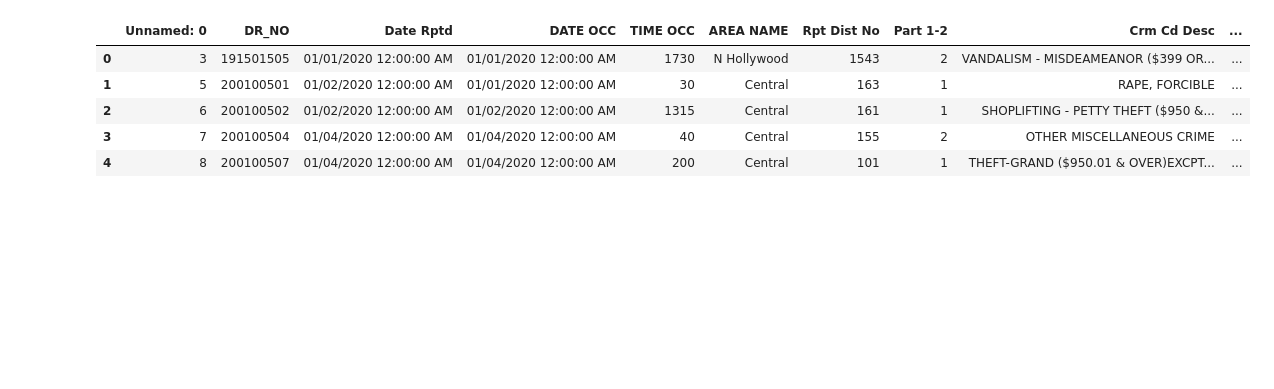
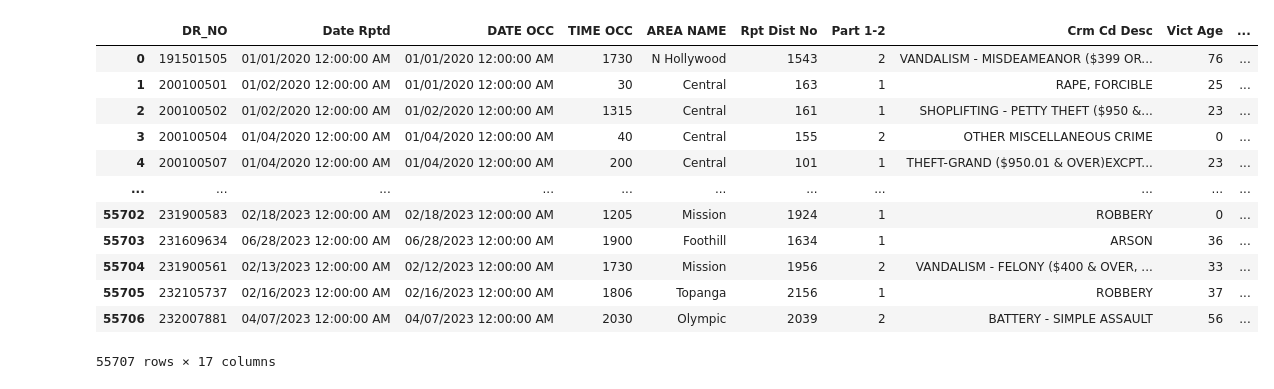
Before and after one commit to AAlimurung/APPLIED-AI-Datasets, a Jupyter notebook: main.ipynb, the cells around one changed output. Cells and saved outputs as stored; diff of their text form; code cells hidden in the pictures; blank space fills up the shorter version.

```diff
--- a/main.ipynb
+++ b/main.ipynb
@@ -6,12 +6,24 @@ import matplotlib.pyplot as plt
 import seaborn as sns
 # %%
 dataset = pd.read_csv("Dataset/CrimeData.csv")
+dataset #checking if it is loaded correctly
+# %% [output]
+|  | DR_NO | Date Rptd | DATE OCC | TIME OCC | AREA NAME | Rpt Dist No | Part 1-2 | Crm Cd Desc | Vict Age | ... |
+| 0 | 191501505 | 01/01/2020 12:00:00 AM | 01/01/2020 12:00:00 AM | 1730 | N Hollywood | 1543 | 2 | VANDALISM - MISDEAMEANOR ($399 OR... | 76 | ... |
+| 1 | 200100501 | 01/02/2020 12:00:00 AM | 01/01/2020 12:00:00 AM | 30 | Central | 163 | 1 | RAPE, FORCIBLE | 25 | ... |
+| 2 | 200100502 | 01/02/2020 12:00:00 AM | 01/02/2020 12:00:00 AM | 1315 | Central | 161 | 1 | SHOPLIFTING - PETTY THEFT ($950 &... | 23 | ... |
+| 3 | 200100504 | 01/04/2020 12:00:00 AM | 01/04/2020 12:00:00 AM | 40 | Central | 155 | 2 | OTHER MISCELLANEOUS CRIME | 0 | ... |
+| 4 | 200100507 | 01/04/2020 12:00:00 AM | 01/04/2020 12:00:00 AM | 200 | Central | 101 | 1 | THEFT-GRAND ($950.01 & OVER)EXCPT... | 23 | ... |
+| ... | ... | ... | ... | ... | ... | ... | ... | ... | ... | ... |
+| 55702 | 231900583 | 02/18/2023 12:00:00 AM | 02/18/2023 12:00:00 AM | 1205 | Mission | 1924 | 1 | ROBBERY | 0 | ... |
+| 55703 | 231609634 | 06/28/2023 12:00:00 AM | 06/28/2023 12:00:00 AM | 1900 | Foothill | 1634 | 1 | ARSON | 36 | ... |
+| 55704 | 231900561 | 02/13/2023 12:00:00 AM | 02/12/2023 12:00:00 AM | 1730 | Mission | 1956 | 2 | VANDALISM - FELONY ($400 & OVER, ... | 33 | ... |
+| 55705 | 232105737 | 02/16/2023 12:00:00 AM | 02/16/2023 12:00:00 AM | 1806 | Topanga | 2156 | 1 | ROBBERY | 37 | ... |
+| 55706 | 232007881 | 04/07/2023 12:00:00 AM | 04/07/2023 12:00:00 AM | 2030 | Olympic | 2039 | 2 | BATTERY - SIMPLE ASSAULT | 56 | ... |
+55707 rows × 17 columns
 # %%
-dataset.head() #checking if it is loaded correctly
+#Preparation for monthly counts crime rate
+dataset["Date Rptd"] = pd.to_datetime(dataset["Date Rptd"], format="%m/%d/%Y %I:%M:%S %p")
+dataset["DATE OCC"] = pd.to_datetime(dataset["DATE OCC"], format="%m/%d/%Y %I:%M:%S %p")
+monthly_counts_date_rptd = dataset.resample('ME', on="Date Rptd").size().reset_index(name='counts')
+monthly_counts_date_occ = dataset.resample('ME', on="DATE OCC").size().reset_index(name='counts')
-# %% [output]
-|  | Unnamed: 0 | DR_NO | Date Rptd | DATE OCC | TIME OCC | AREA NAME | Rpt Dist No | Part 1-2 | Crm Cd Desc | ... |
-| 0 | 3 | 191501505 | 01/01/2020 12:00:00 AM | 01/01/2020 12:00:00 AM | 1730 | N Hollywood | 1543 | 2 | VANDALISM - MISDEAMEANOR ($399 OR... | ... |
-| 1 | 5 | 200100501 | 01/02/2020 12:00:00 AM | 01/01/2020 12:00:00 AM | 30 | Central | 163 | 1 | RAPE, FORCIBLE | ... |
-| 2 | 6 | 200100502 | 01/02/2020 12:00:00 AM | 01/02/2020 12:00:00 AM | 1315 | Central | 161 | 1 | SHOPLIFTING - PETTY THEFT ($950 &... | ... |
-| 3 | 7 | 200100504 | 01/04/2020 12:00:00 AM | 01/04/2020 12:00:00 AM | 40 | Central | 155 | 2 | OTHER MISCELLANEOUS CRIME | ... |
-| 4 | 8 | 200100507 | 01/04/2020 12:00:00 AM | 01/04/2020 12:00:00 AM | 200 | Central | 101 | 1 | THEFT-GRAND ($950.01 & OVER)EXCPT... | ... |
```
Also changed, not shown: parts of 3 cells of this notebook, 1 other file.
